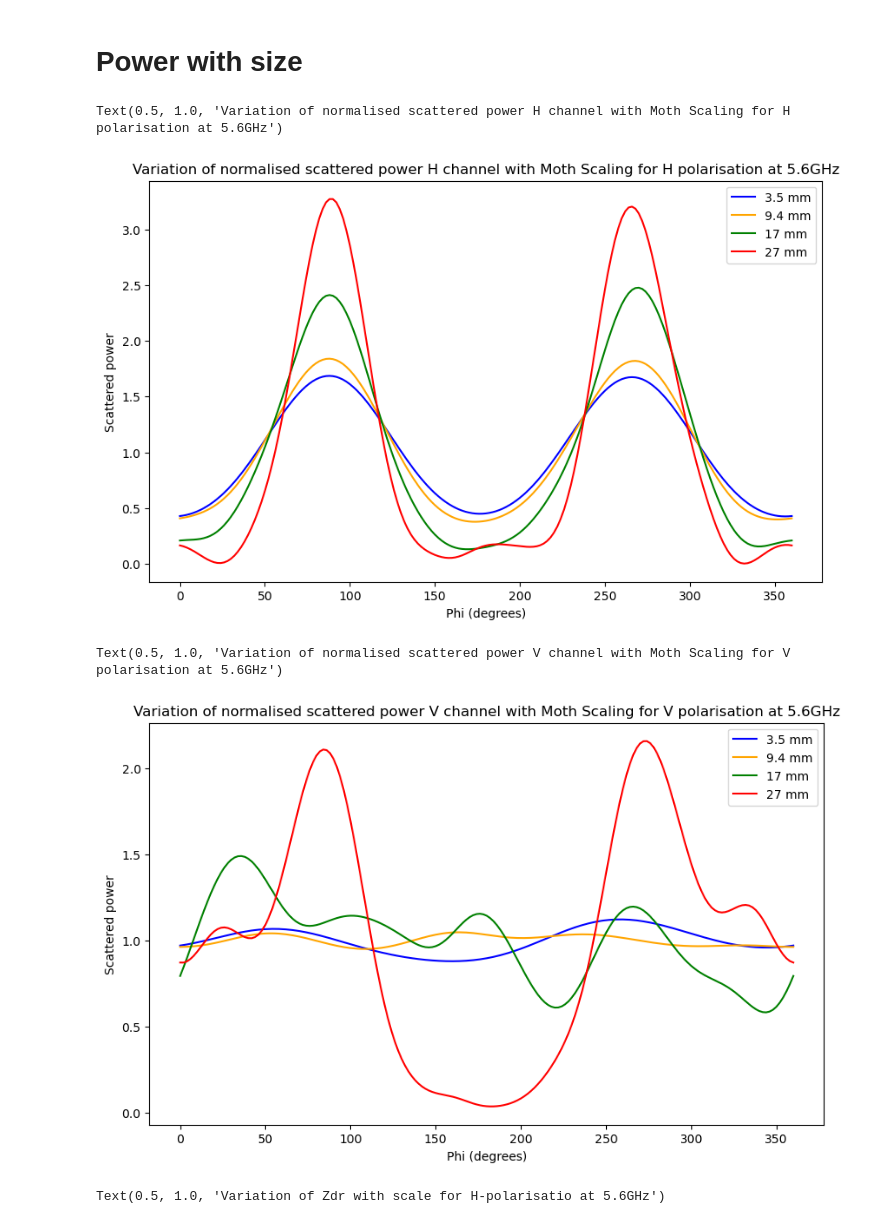
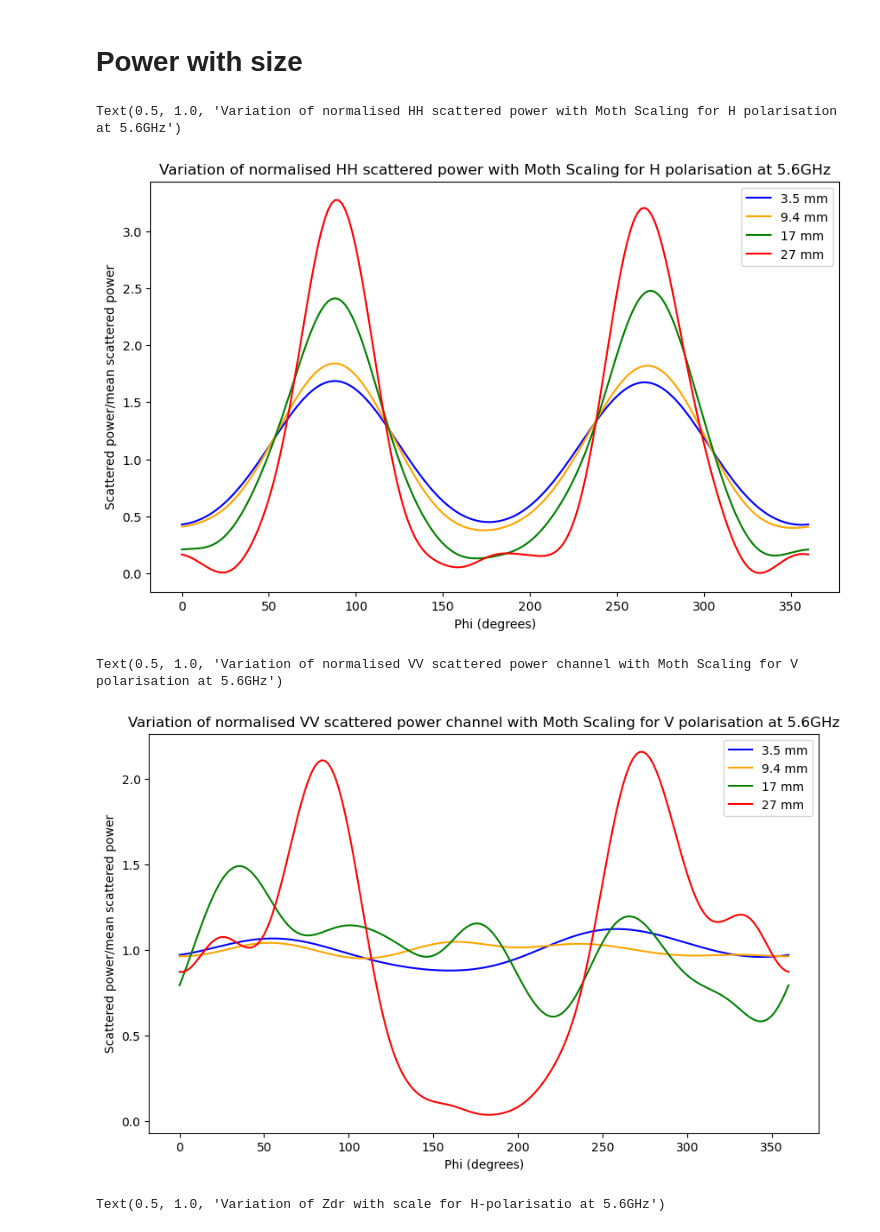
Before and after one commit to TommyMatthews/WIPL-python-analysis, a Jupyter notebook: End_of_Bernard_phase_one/size_analysis.ipynb, the cells around one changed output. Drawn from its saved outputs; the diff is of its cells as text; code cells hidden in the pictures.

Commit message:
End of WIPL phase one plotting

```diff
--- a/End_of_Bernard_phase_one/size_analysis.ipynb
+++ b/End_of_Bernard_phase_one/size_analysis.ipynb
@@ -97,31 +97,31 @@ def get_linear_depol_ratio(df):
 # %%
 pol = 'H'
 
 colours = ['blue', 'orange', 'green', 'red']
 counter = 0
 for scale, length in zip(['0206', '0553', '1000', '1588'], [3.5, 9.4, 17, 27]):
     colour = colours[counter]
     counter += 1
     df_bernard = results_dict[pol][scale]
     df_ellipsoid = ellipsoid_results_dict[pol][scale]
 
     power_bernard_full = get_horizontal_returned_power(df_bernard)
     power_ellipsoid = get_horizontal_returned_power(df_ellipsoid)
 
     #Zdr_full = 10*np.log10(power_bernard_full/power_ellipsoid)
     plt.plot(df_bernard['phi'], power_bernard_full/power_bernard_full.mean(), label=f'{length} mm', linestyle = '-', color=colour)
     #plt.plot(df_ellipsoid['phi'], power_ellipsoid/power_ellipsoid.mean(), label=f'{length} mm', linestyle = '--', color=colour)
 
 
 fig = plt.gcf()
 fig.set_size_inches(10, 6)
 plt.legend()
 plt.xlabel('Phi (degrees)')
-plt.ylabel('Scattered power')
-plt.title(f'Variation of normalised scattered power {pol} channel with Moth Scaling for {pol} polarisation at 5.6GHz')
+plt.ylabel('Scattered power/mean scattered power')
+plt.title(f'Variation of normalised HH scattered power with Moth Scaling for {pol} polarisation at 5.6GHz')
 # %% [output]
-Text(0.5, 1.0, 'Variation of normalised scattered power H channel with Moth Scaling for H polarisation at 5.6GHz')
+Text(0.5, 1.0, 'Variation of normalised HH scattered power with Moth Scaling for H polarisation at 5.6GHz')
-[figure, old version]
+[figure, new version]
 # %%
 pol = 'V'
 
@@ -145,11 +145,11 @@ fig = plt.gcf()
 fig.set_size_inches(10, 6)
 plt.legend()
 plt.xlabel('Phi (degrees)')
-plt.ylabel('Scattered power')
-plt.title(f'Variation of normalised scattered power {pol} channel with Moth Scaling for {pol} polarisation at 5.6GHz')
+plt.ylabel('Scattered power/mean scattered power')
+plt.title(f'Variation of normalised VV scattered power channel with Moth Scaling for {pol} polarisation at 5.6GHz')
 # %% [output]
-Text(0.5, 1.0, 'Variation of normalised scattered power V channel with Moth Scaling for V polarisation at 5.6GHz')
+Text(0.5, 1.0, 'Variation of normalised VV scattered power channel with Moth Scaling for V polarisation at 5.6GHz')
-[figure, old version]
+[figure, new version]
 # %%
 pol = 'H'
 
```
Also changed, not shown: parts of 2 cells of this notebook, 4 other files.
